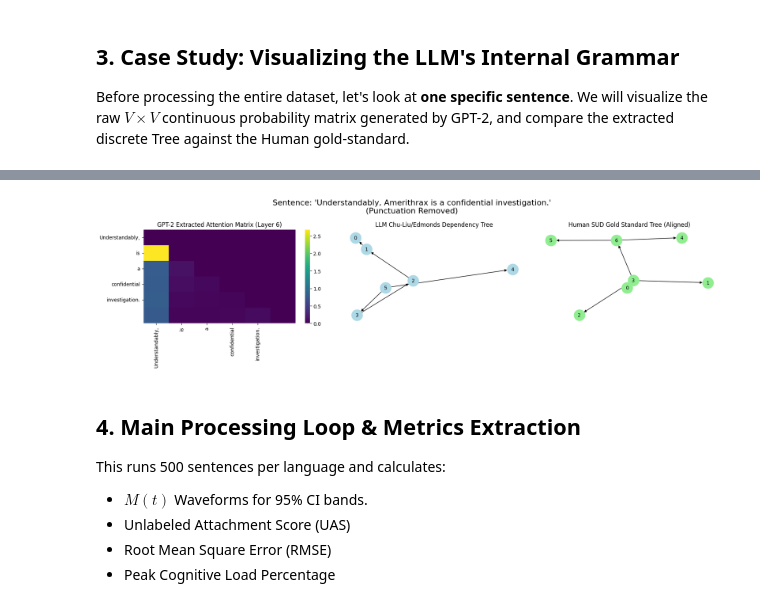
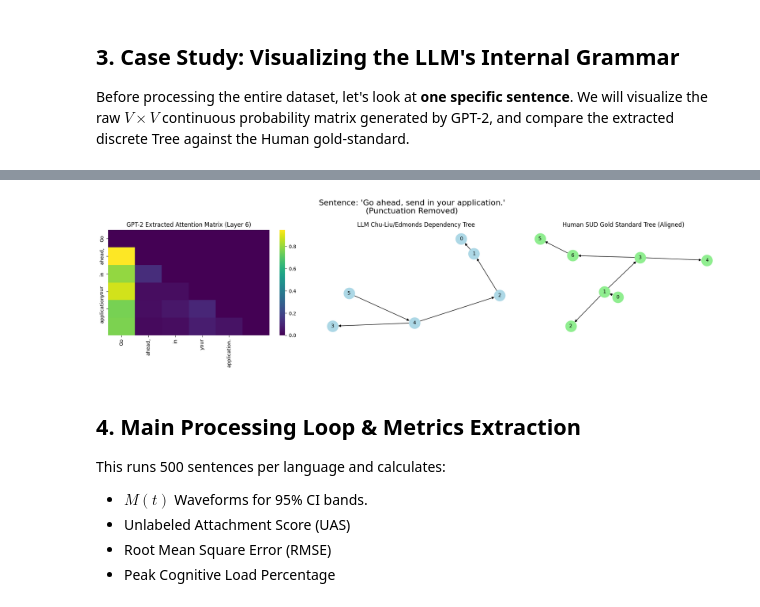
Before and after one commit to Tr-affable/CGS_Project, a Jupyter notebook: Track3_Analysis_Notebook.ipynb, the cells around one changed output, grey strips where cells are left out. Drawn from its saved outputs; the diff is of its cells as text; code cells hidden in the pictures.

```diff
--- a/Track3_Analysis_Notebook.ipynb
+++ b/Track3_Analysis_Notebook.ipynb
@@ -55,7 +55,7 @@ Loaded 500 English sentences and 500 Hindi sentences.
 ## 3. Case Study: Visualizing the LLM's Internal Grammar
 Before processing the entire dataset, let's look at **one specific sentence**. We will visualize the raw $V \times V$ continuous probability matrix generated by GPT-2, and compare the extracted discrete Tree against the Human gold-standard.
 # %%
-sample_item = english_data[0]
+sample_item = english_data[2]
 sentence = sample_item['text']
 human_tree = sample_item['tree']
 
@@ -70,6 +70,7 @@ shifted_human_tree = shrink_human_tree(shifted_human_tree, punct_indices)
 
 # Filter words for plotting
 words = sentence.split()
+
 words = [w for i, w in enumerate(words) if i not in punct_indices]
 
 fig = plt.figure(figsize=(18, 5))
@@ -99,4 +102,4 @@ plt.show()
-[figure, old version]
+[figure, new version]
 # %% [markdown]
 ## 4. Main Processing Loop & Metrics Extraction
 This runs 500 sentences per language and calculates:
```
Also changed, not shown: parts of 1 cell of this notebook, 25 other files.
